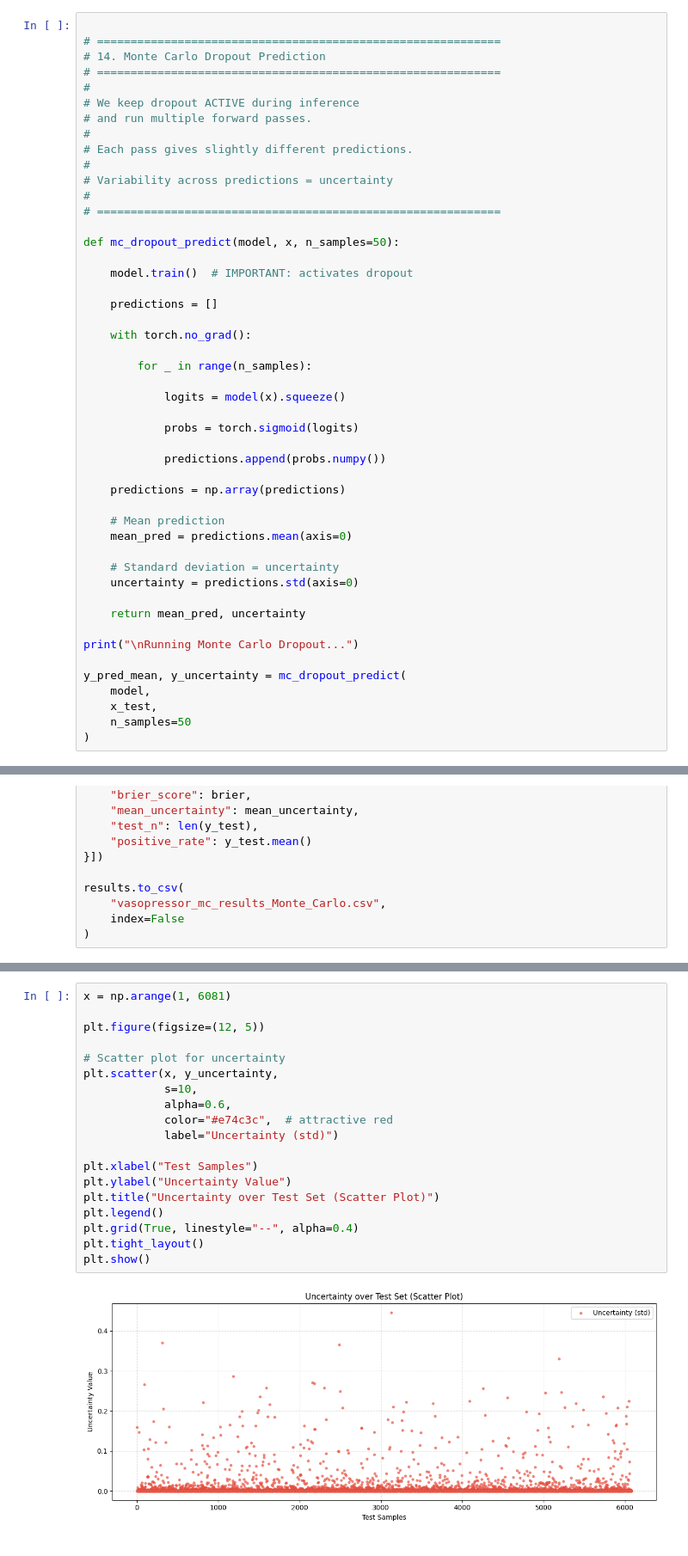
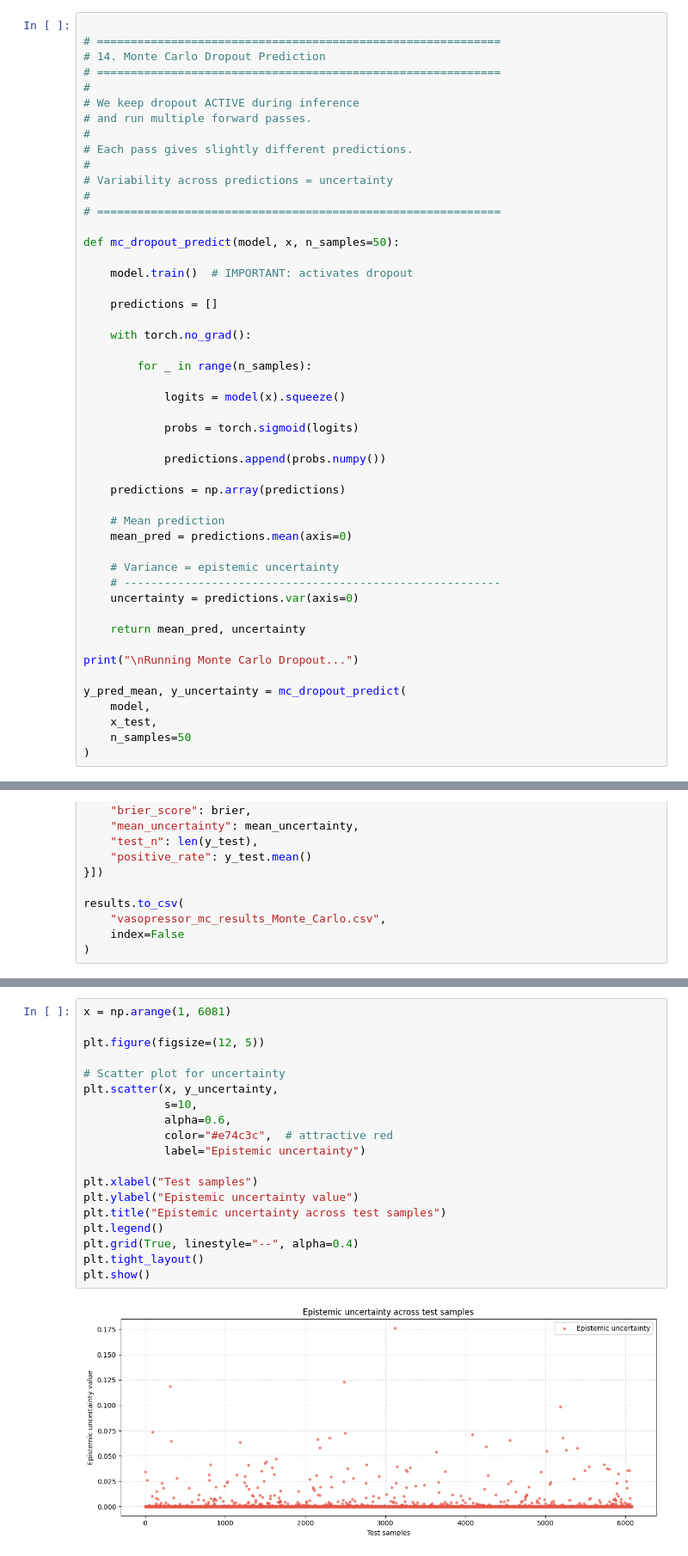
Before and after one commit to cookiehyun/Q-Model, a Jupyter notebook: Multimodal Vasopressor Prediction with Monte Carlo Dropout.ipynb, the cells around one changed output, grey strips where cells are left out. Shown at 86% size. Saved outputs shown, nothing was run; the diff lists cells and outputs as text.

```diff
--- a/Multimodal Vasopressor Prediction with Monte Carlo Dropout.ipynb
+++ b/Multimodal Vasopressor Prediction with Monte Carlo Dropout.ipynb
@@ -337,8 +337,9 @@ def mc_dropout_predict(model, x, n_samples=50):
     # Mean prediction
     mean_pred = predictions.mean(axis=0)
 
-    # Standard deviation = uncertainty
-    uncertainty = predictions.std(axis=0)
+    # Variance = epistemic uncertainty
+    # --------------------------------------------------------
+    uncertainty = predictions.var(axis=0)
 
     return mean_pred, uncertainty
 
@@ -447,24 +448,24 @@ plt.show()
 # %%
 x = np.arange(1, 6081)
 
 plt.figure(figsize=(12, 5))
 
 # Scatter plot for uncertainty
 plt.scatter(x, y_uncertainty,
             s=10,
             alpha=0.6,
             color="#e74c3c",  # attractive red
-            label="Uncertainty (std)")
+            label="Epistemic uncertainty")
 
-plt.xlabel("Test Samples")
-plt.ylabel("Uncertainty Value")
-plt.title("Uncertainty over Test Set (Scatter Plot)")
+plt.xlabel("Test samples")
+plt.ylabel("Epistemic uncertainty value")
+plt.title("Epistemic uncertainty across test samples")
 plt.legend()
 plt.grid(True, linestyle="--", alpha=0.4)
 plt.tight_layout()
 plt.show()
 # %% [output]
-[figure, old version]
+[figure, new version]
 # %%
 x = np.arange(1, 101)
 
```
Also changed, not shown: parts of 3 cells of this notebook, 1 other file.
